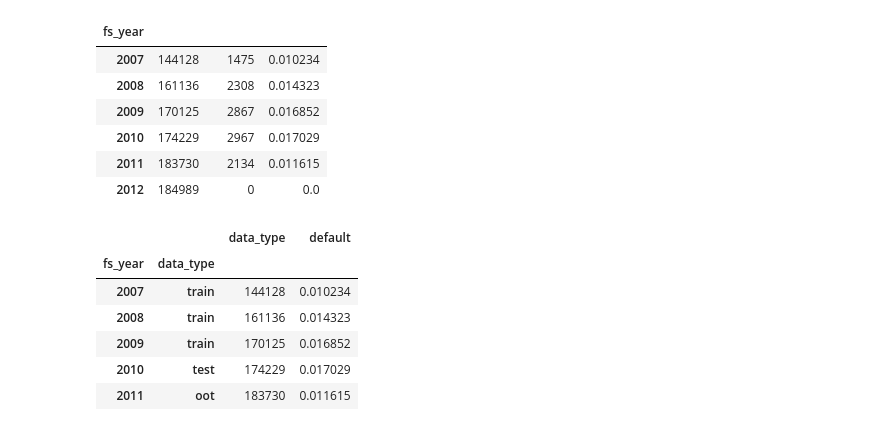
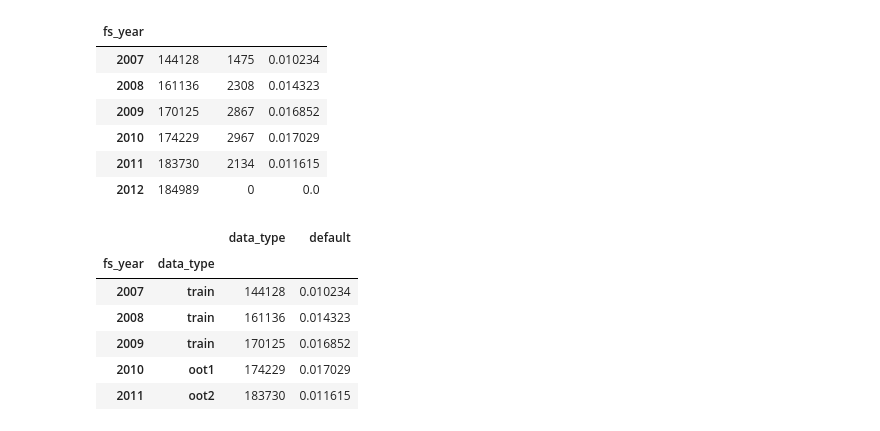
Before and after one commit to Anubhav3084/FinanceML-Course-Project, a Jupyter notebook: Project/Code/data.ipynb, the cells around one changed output. Cells and saved outputs as stored; diff of their text form; code cells hidden in the pictures.

```diff
--- a/Project/Code/data.ipynb
+++ b/Project/Code/data.ipynb
@@ -77,16 +77,16 @@ df.groupby(['fs_year']).agg({'id':'count','default':['sum', 'mean']})
 # %%
 df.to_csv('../Data/train-2026_with_target_variable.csv')
 # %%
-df['data_type'] = df['fs_year'].apply(lambda x: 'train' if x <= 2009 else ('test' if x <= 2010 else 'oot'))
+df['data_type'] = df['fs_year'].apply(lambda x: 'train' if x <= 2009 else ('oot1' if x <= 2010 else 'oot2'))
 df = df.loc[df['fs_year'] != 2012]
 df.groupby(['fs_year','data_type']).agg({'data_type':'count','default':'mean'})
 # %% [output]
 |  |  | data_type | default |
 | fs_year | data_type |  |  |
 | 2007 | train | 144128 | 0.010234 |
 | 2008 | train | 161136 | 0.014323 |
 | 2009 | train | 170125 | 0.016852 |
-| 2010 | test | 174229 | 0.017029 |
-| 2011 | oot | 183730 | 0.011615 |
+| 2010 | oot1 | 174229 | 0.017029 |
+| 2011 | oot2 | 183730 | 0.011615 |
 # %%
 df.to_csv('../Data/temp_training.csv')
```
Also changed, not shown: 25 other files.
